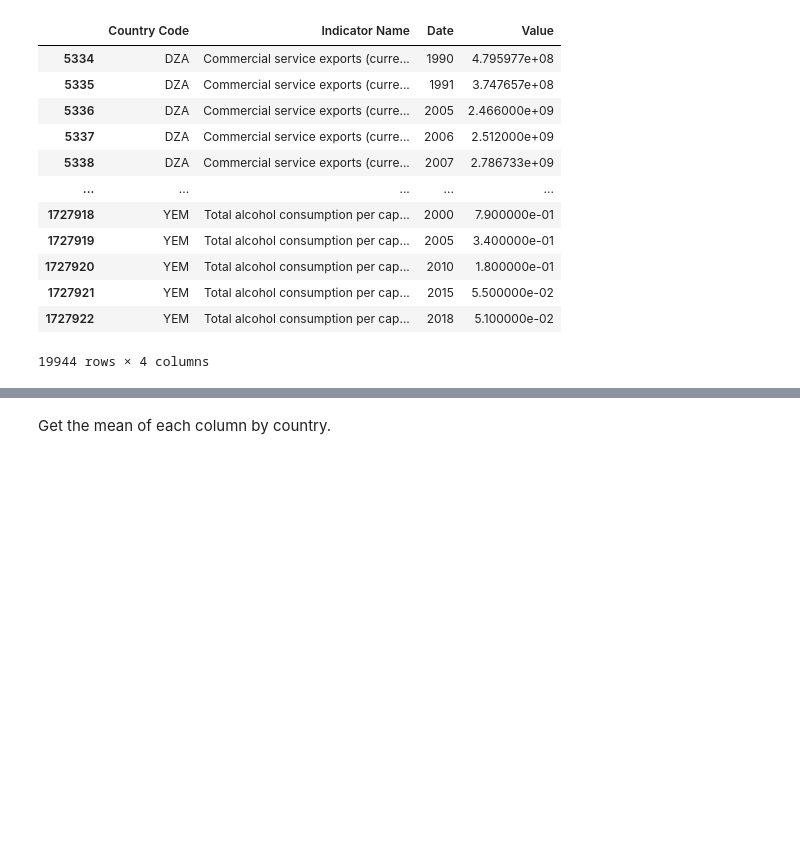
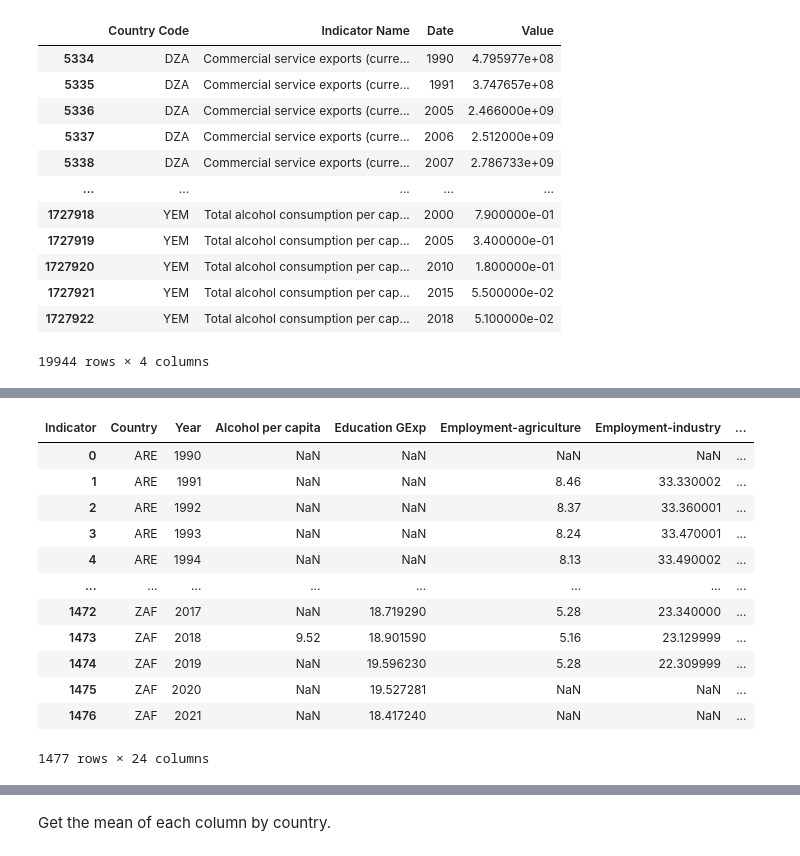
Before and after one commit to devonfw-forge/python-data-driven-decisions, a Jupyter notebook: CopyMaria Data-integration.ipynb, the cells around one changed output, grey strips where cells are left out. Saved outputs shown, nothing was run; the diff lists cells and outputs as text; code cells hidden in the pictures; blank space fills up the shorter version.

```diff
--- a/CopyMaria Data-integration.ipynb
+++ b/CopyMaria Data-integration.ipynb
@@ -114,0 +236,5 @@ df4
+# %%
+dfs = [df4,lower,upper]
+import functools as ft
+df_joined = ft.reduce(lambda left, right: pd.merge(left, right, on=['Country Code','Indicator Name']), dfs)
+df_joined
@@ -114,0 +259,3 @@ df4
+# %%
+renamed=df_joined.set_axis(['Country','Indicator','Year', 'Real value', 'Lower value', 'Upper value'], axis=1, inplace=False)
+renamed
@@ -114,0 +276,3 @@ df4
+# %%
+sin_outliers=renamed.loc[~((renamed['Real value']<renamed['Lower value']) | (renamed['Real value']>renamed['Upper value']))]
+sin_outliers
@@ -114,0 +293,3 @@ df4
+# %%
+df_limpio=sin_outliers.drop(['Lower value','Upper value'],axis=1)
+df_limpio
@@ -114,0 +310,17 @@ df4
+# %%
+transpuesto=df_limpio.set_index(["Country", "Year"]).pivot(columns="Indicator", values="Real value").reset_index()
+transpuesto
+# %% [output]
+| Indicator | Country | Year | Alcohol per capita | Education GExp | Employment-agriculture | Employment-industry | ... |
+| 0 | ARE | 1990 | NaN | NaN | NaN | NaN | ... |
+| 1 | ARE | 1991 | NaN | NaN | 8.46 | 33.330002 | ... |
+| 2 | ARE | 1992 | NaN | NaN | 8.37 | 33.360001 | ... |
+| 3 | ARE | 1993 | NaN | NaN | 8.24 | 33.470001 | ... |
+| 4 | ARE | 1994 | NaN | NaN | 8.13 | 33.490002 | ... |
+| ... | ... | ... | ... | ... | ... | ... | ... |
+| 1472 | ZAF | 2017 | NaN | 18.719290 | 5.28 | 23.340000 | ... |
+| 1473 | ZAF | 2018 | 9.52 | 18.901590 | 5.16 | 23.129999 | ... |
+| 1474 | ZAF | 2019 | NaN | 19.596230 | 5.28 | 22.309999 | ... |
+| 1475 | ZAF | 2020 | NaN | 19.527281 | NaN | NaN | ... |
+| 1476 | ZAF | 2021 | NaN | 18.417240 | NaN | NaN | ... |
+1477 rows × 24 columns
```
Also changed, not shown: parts of 44 cells of this notebook.
